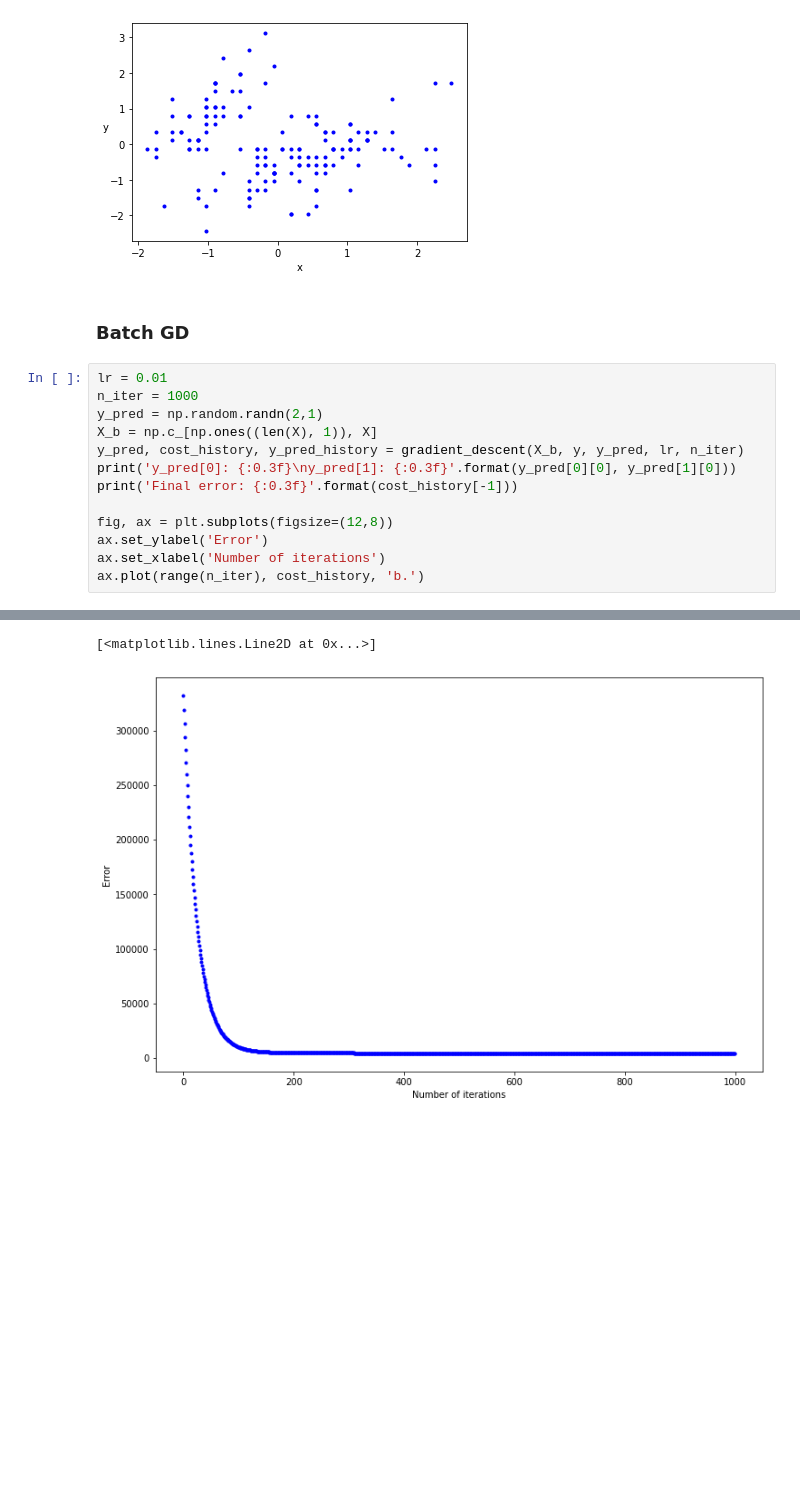
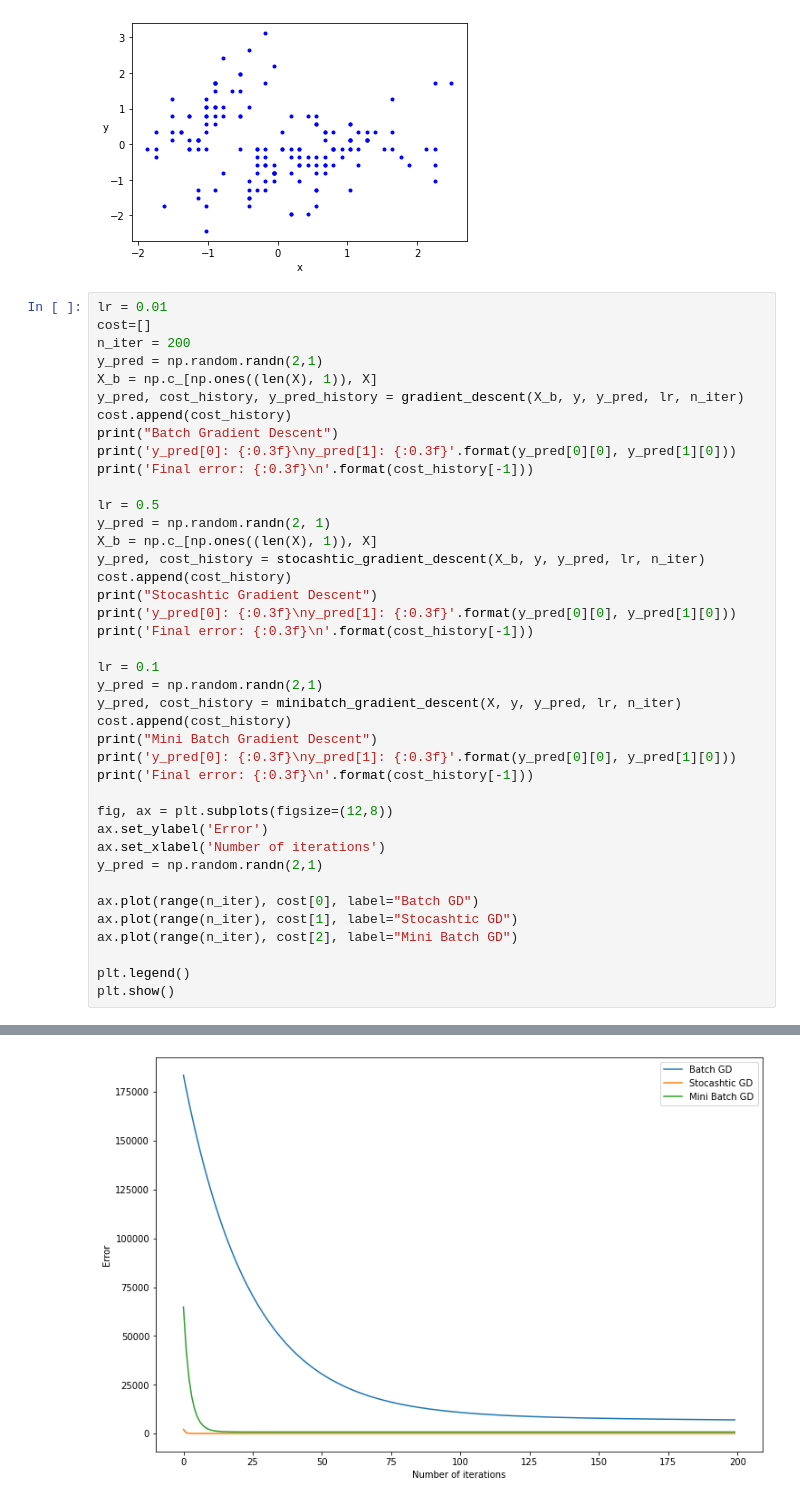
Before and after one commit to himavanth07/MachineLearning, a Jupyter notebook: Module4Lab3.ipynb, the cells around one changed output, grey strips where cells are left out. Cells and saved outputs as stored; diff of their text form; blank space fills up the shorter version.

```diff
--- a/Module4Lab3.ipynb
+++ b/Module4Lab3.ipynb
@@ -362,19 +362,44 @@ plt.ylabel('y', rotation=0)
 # %% [output]
 Text(0, 0.5, 'y')
 [figure]
-# %% [markdown]
-### Batch GD
 # %%
 lr = 0.01
-n_iter = 1000
+cost=[]
+n_iter = 200
 y_pred = np.random.randn(2,1)
 X_b = np.c_[np.ones((len(X), 1)), X]
 y_pred, cost_history, y_pred_history = gradient_descent(X_b, y, y_pred, lr, n_iter)
+cost.append(cost_history)
+print("Batch Gradient Descent")
 print('y_pred[0]: {:0.3f}\ny_pred[1]: {:0.3f}'.format(y_pred[0][0], y_pred[1][0]))
-print('Final error: {:0.3f}'.format(cost_history[-1]))
+print('Final error: {:0.3f}\n'.format(cost_history[-1]))
+
+lr = 0.5
+y_pred = np.random.randn(2, 1)
+X_b = np.c_[np.ones((len(X), 1)), X]
+y_pred, cost_history = stocashtic_gradient_descent(X_b, y, y_pred, lr, n_iter)
+cost.append(cost_history)
+print("Stocashtic Gradient Descent")
+print('y_pred[0]: {:0.3f}\ny_pred[1]: {:0.3f}'.format(y_pred[0][0], y_pred[1][0]))
+print('Final error: {:0.3f}\n'.format(cost_history[-1]))
+
+lr = 0.1
+y_pred = np.random.randn(2,1)
+y_pred, cost_history = minibatch_gradient_descent(X, y, y_pred, lr, n_iter)
+cost.append(cost_history)
+print("Mini Batch Gradient Descent")
+print('y_pred[0]: {:0.3f}\ny_pred[1]: {:0.3f}'.format(y_pred[0][0], y_pred[1][0]))
+print('Final error: {:0.3f}\n'.format(cost_history[-1]))
 
 fig, ax = plt.subplots(figsize=(12,8))
 ax.set_ylabel('Error')
 ax.set_xlabel('Number of iterations')
-ax.plot(range(n_iter), cost_history, 'b.')
+y_pred = np.random.randn(2,1)
+
+ax.plot(range(n_iter), cost[0], label="Batch GD")
+ax.plot(range(n_iter), cost[1], label="Stocashtic GD")
+ax.plot(range(n_iter), cost[2], label="Mini Batch GD")
+
+plt.legend()
+plt.show()
 # %% [output]
@@ -384,2 +420 @@ Final error: 4079.866
-[<matplotlib.lines.Line2D at 0x...>]
-[figure, old version]
+[figure, new version]
```
Also changed, not shown: parts of 8 cells of this notebook.
